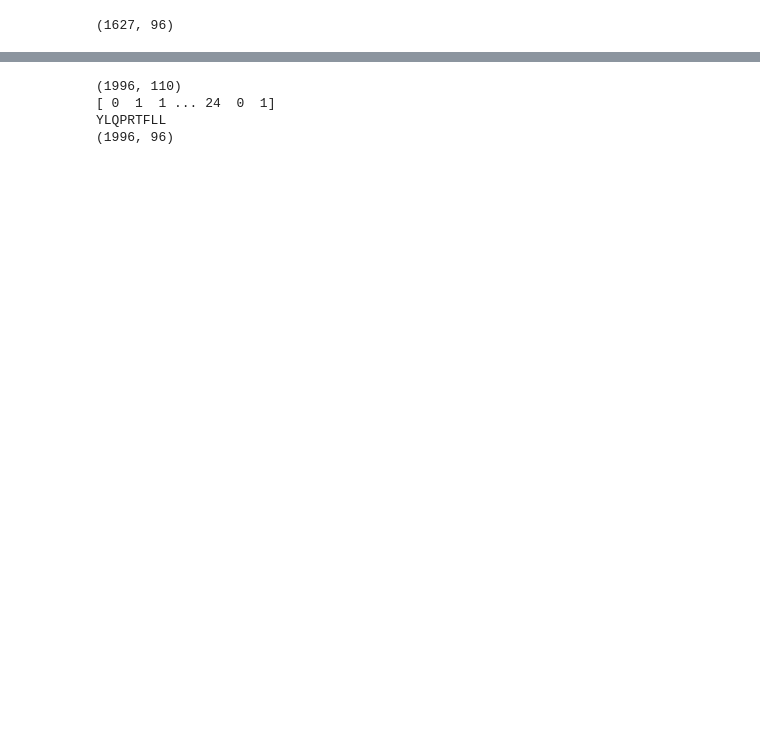
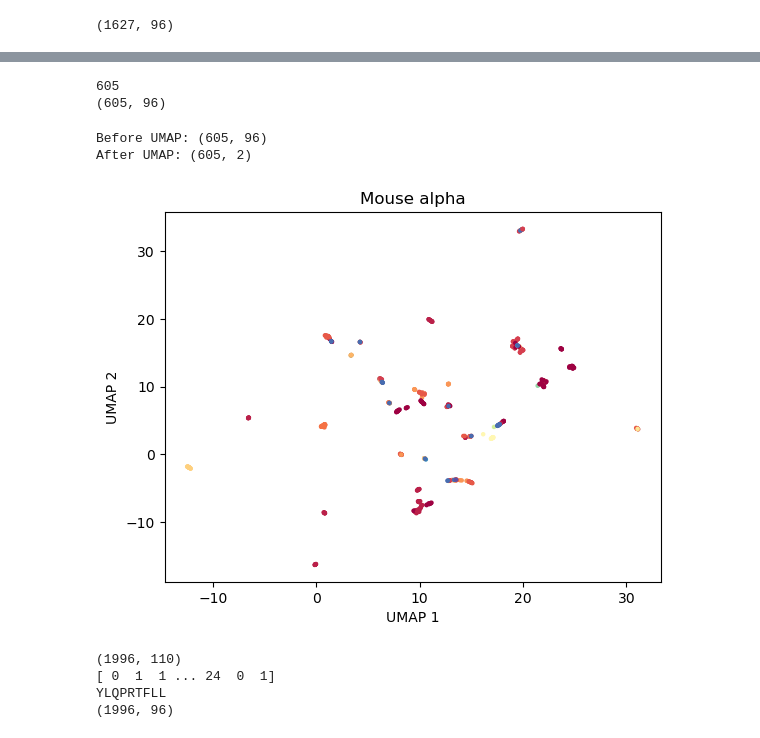
Before and after one commit to UoB-DSMP-2023-24/dsmp-2024-group10, a Jupyter notebook: after GIANA.ipynb, the cells around one changed output, grey strips where cells are left out. Cells and saved outputs as stored; diff of their text form; code cells hidden in the pictures; blank space fills up the shorter version.

```diff
--- a/after GIANA.ipynb
+++ b/after GIANA.ipynb
@@ -80,3 +114,37 @@ After UMAP: (1627, 2)
+# %%
+import numpy as np
+
+df_AA_mouse = df_AA[df_AA.iloc[:, 3] == 'MusMusculus']
+# df_BB = df_BB[df_BB.iloc[:, 12] > 0]
+data_AA_mouse = df_AA_mouse.iloc[:,5:]
+print(len(data_AA_mouse))
+labels_mouse = pd.factorize(data_AA_mouse.iloc[:, 4])[0]
+data_alpha_mouse = data_AA_mouse.to_numpy()
+print(np.shape(data_alpha_mouse))
+# %% [output]
+605
+(605, 96)
+# %%
+import pandas as pd
+import numpy as np
+import umap
+import matplotlib.pyplot as plt
+
+
+reducer = umap.UMAP(n_neighbors=15, min_dist=0.1, n_components=2)
+print("Before UMAP:", np.shape(data_alpha_mouse))  # 确认降维前的数据形状
+# 使用UMAP降维
+embedding = reducer.fit_transform(data_alpha_mouse)
+print("After UMAP:", np.shape(embedding))  # 确认降维后的数据形状
+plt.scatter(embedding[:, 0], embedding[:, 1], s=5, c=labels_mouse, cmap='Spectral')
+plt.title('Mouse alpha')
+plt.xlabel('UMAP 1')
+plt.ylabel('UMAP 2')
+plt.show()
+# %% [output]
+Before UMAP: (605, 96)
+After UMAP: (605, 2)
+[figure, added]
 # %%
 import numpy as np
 df_AB = df_AB[df_AB.iloc[:, 6] == 'HomoSapiens']
```
Also changed, not shown: parts of 9 cells of this notebook, 6 other files.
